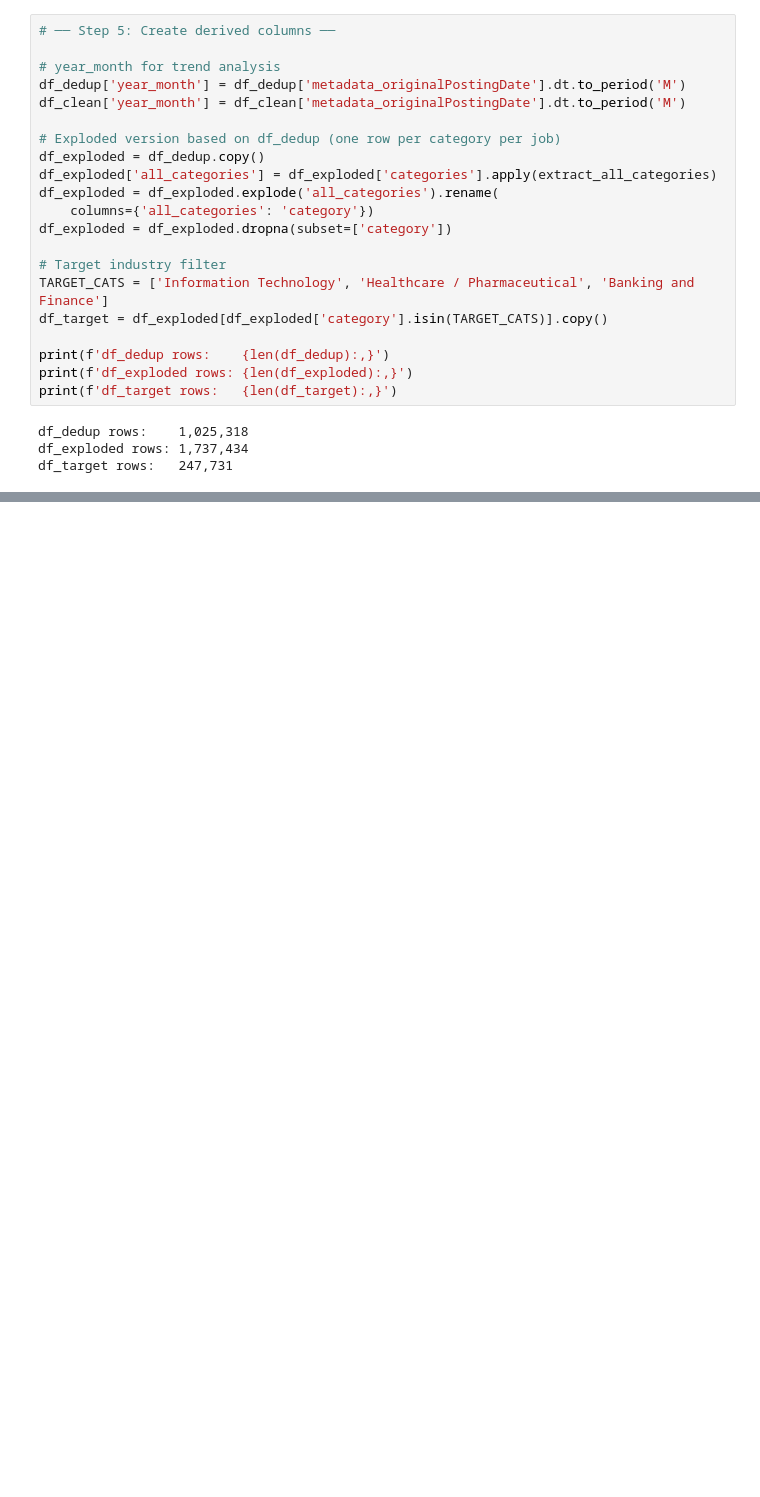
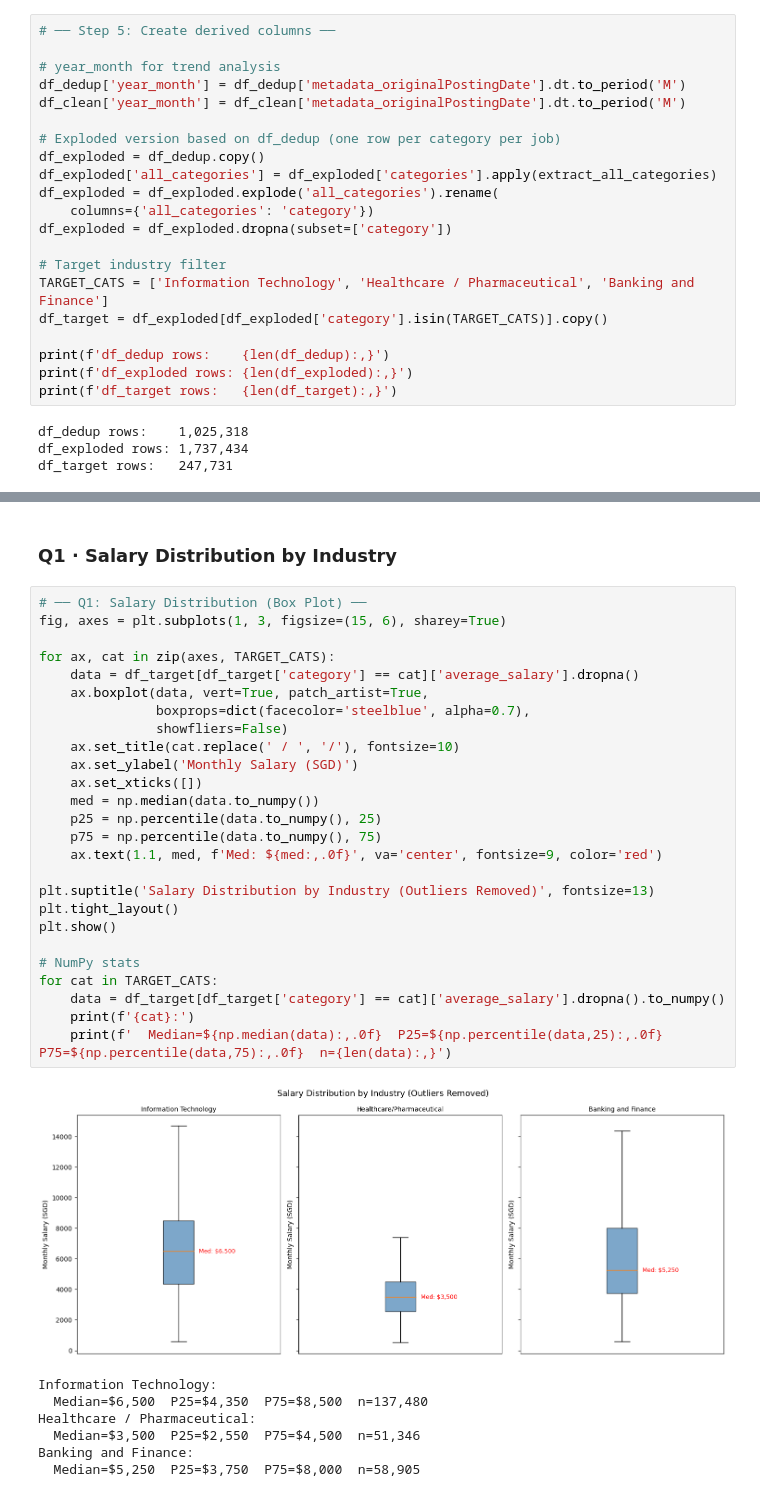
Before and after one commit to cheauyuin/M1-Hackathon, a Jupyter notebook: Hackathon.ipynb, the cells around one changed output, grey strips where cells are left out. Cells and saved outputs as stored; diff of their text form; blank space fills up the shorter version.

```diff
--- a/Hackathon.ipynb
+++ b/Hackathon.ipynb
@@ -310,0 +440,36 @@ df_target rows:   247,731
+# %% [markdown]
+### Q1 · Salary Distribution by Industry
+# %%
+# ── Q1: Salary Distribution (Box Plot) ──
+fig, axes = plt.subplots(1, 3, figsize=(15, 6), sharey=True)
+
+for ax, cat in zip(axes, TARGET_CATS):
+    data = df_target[df_target['category'] == cat]['average_salary'].dropna()
+    ax.boxplot(data, vert=True, patch_artist=True,
+               boxprops=dict(facecolor='steelblue', alpha=0.7),
+               showfliers=False)
+    ax.set_title(cat.replace(' / ', '/'), fontsize=10)
+    ax.set_ylabel('Monthly Salary (SGD)')
+    ax.set_xticks([])
+    med = np.median(data.to_numpy())
+    p25 = np.percentile(data.to_numpy(), 25)
+    p75 = np.percentile(data.to_numpy(), 75)
+    ax.text(1.1, med, f'Med: ${med:,.0f}', va='center', fontsize=9, color='red')
+
+plt.suptitle('Salary Distribution by Industry (Outliers Removed)', fontsize=13)
+plt.tight_layout()
+plt.show()
+
+# NumPy stats
+for cat in TARGET_CATS:
+    data = df_target[df_target['category'] == cat]['average_salary'].dropna().to_numpy()
+    print(f'{cat}:')
+    print(f'  Median=${np.median(data):,.0f}  P25=${np.percentile(data,25):,.0f}  P75=${np.percentile(data,75):,.0f}  n={len(data):,}')
+# %% [output]
+[figure, added]
+Information Technology:
+  Median=$6,500  P25=$4,350  P75=$8,500  n=137,480
+Healthcare / Pharmaceutical:
+  Median=$3,500  P25=$2,550  P75=$4,500  n=51,346
+Banking and Finance:
+  Median=$5,250  P25=$3,750  P75=$8,000  n=58,905
```
Also changed, not shown: parts of 40 cells of this notebook.
